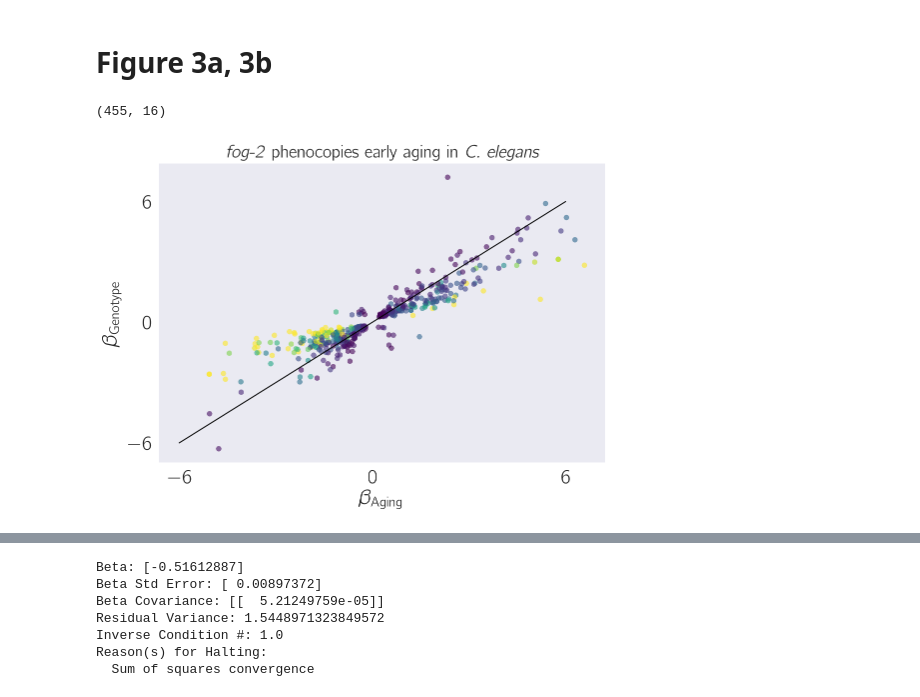
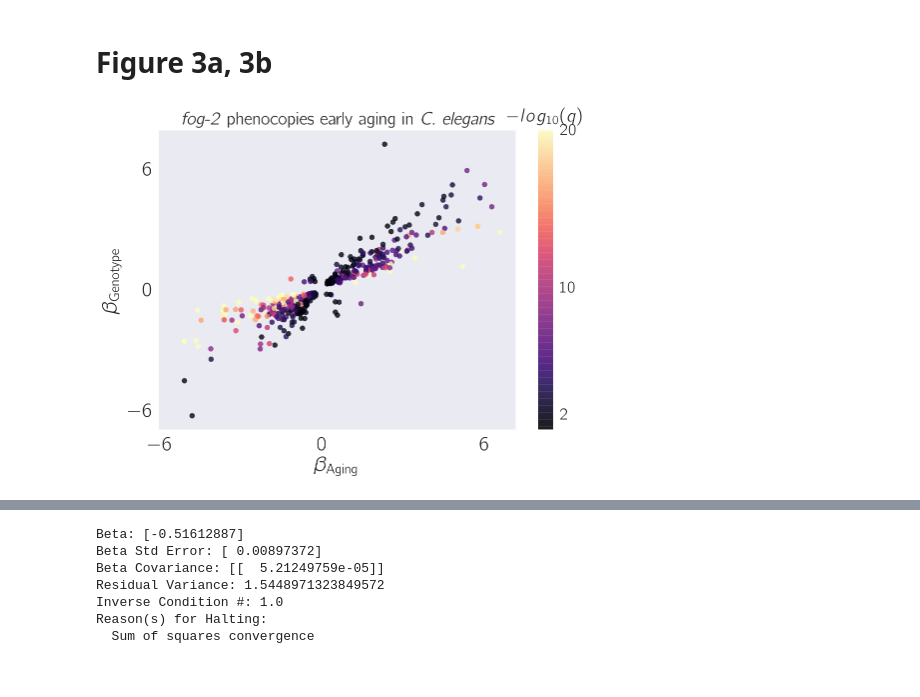
Before and after one commit to WormLabCaltech/Angeles_Leighton_2016, a Jupyter notebook: src/RNA-Seq Analysis.ipynb, the cells around one changed output, grey strips where cells are left out. Cells and saved outputs as stored; diff of their text form; code cells hidden in the pictures.

```diff
--- a/src/RNA-Seq Analysis.ipynb
+++ b/src/RNA-Seq Analysis.ipynb
@@ -914,7 +914,3 @@ with open('../output/genotype_vs_interaction.html', 'w') as f:
     f.write(html)
 # %% [markdown]
 # Figure 3a, 3b
-# %%
-dfBetaA[sig].shape
-# %% [output]
-(455, 16)
@@ -921,34 +928,24 @@ dfBetaA[sig].shape
 # %%
-threshold = 20
-transformed_q = -dfBetaA[sig].qval.apply(np.log10)
-transformed_q[transformed_q > threshold] = threshold
-
-cols = [
-        "#%02x%02x%02x" % (int(r),
-        int(g), int(b)) for r, g, b, _ in
-        255*mpl.cm.viridis(mpl.colors.Normalize()(
-                           transformed_q))]
-
-plt.scatter(dfBetaA[sig].b, dfBetaG[sig].b,
-            c=transformed_q, cmap='viridis', alpha=0.6, s=25)
-
-x = np.linspace(-6, 6)
-plt.plot(x, x, 'k-', lw=1)
+fig, ax = plt.subplots()
+plot = plt.scatter(dfBetaA[sig].b, dfBetaG[sig].b,
+                   c=transformed_q, cmap='magma', alpha=.8, s=25)
 plt.xticks([-6, 0, 6], fontsize=20)
 plt.yticks([-6, 0, 6], fontsize=20)
 plt.xlabel(r'$\beta_\mathrm{Aging}$', fontsize=20).set_path_effects([path_effects.Normal()])
 plt.ylabel(r'$\beta_\mathrm{Genotype}$',
            fontsize=20).set_path_effects([path_effects.Normal()])
 title = r'\emph{fog-2} phenocopies early aging in \emph{C. elegans}'
 plt.title(title).set_path_effects([path_effects.Normal()])
 
-ax = plt.gca()
 for i, label in enumerate(ax.get_xticklabels()):
     ax.get_xticklabels()[i].set_path_effects([path_effects.Normal()])
 for i, label in enumerate(ax.get_yticklabels()):
     ax.get_yticklabels()[i].set_path_effects([path_effects.Normal()])
 
+bar = plt.colorbar(plot)
+bar.ax.set_title('$-log_{10}(q)$')
+bar.set_ticks([2, 10, 20])
 
-plt.savefig('../output/fog2phenocopiesaging.pdf', bbox_inches='tight')
+plt.savefig('../output/fog2phenocopiesaging.svg', bbox_inches='tight')
 # %% [output]
-[figure, old version]
+[figure, new version]
```
Also changed, not shown: parts of 6 cells of this notebook, 31 other files.
